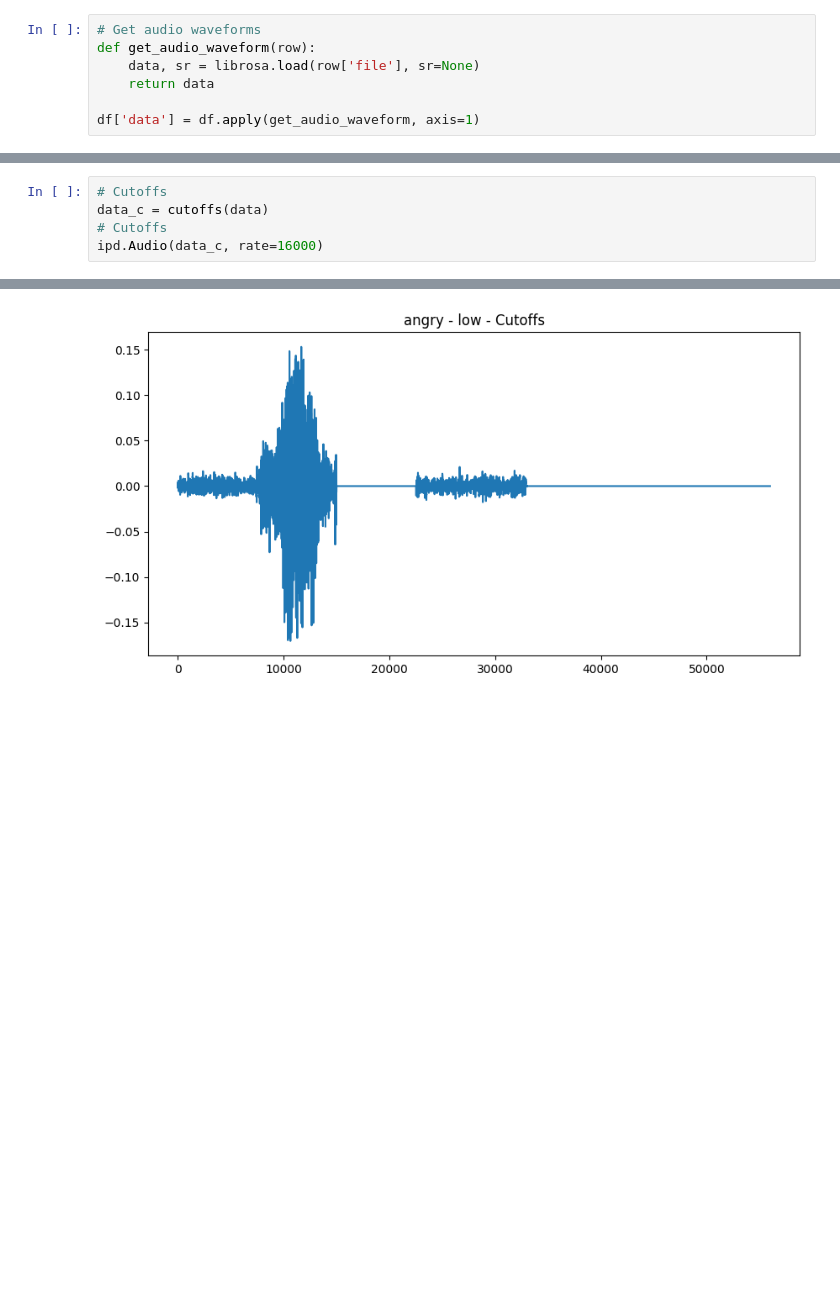
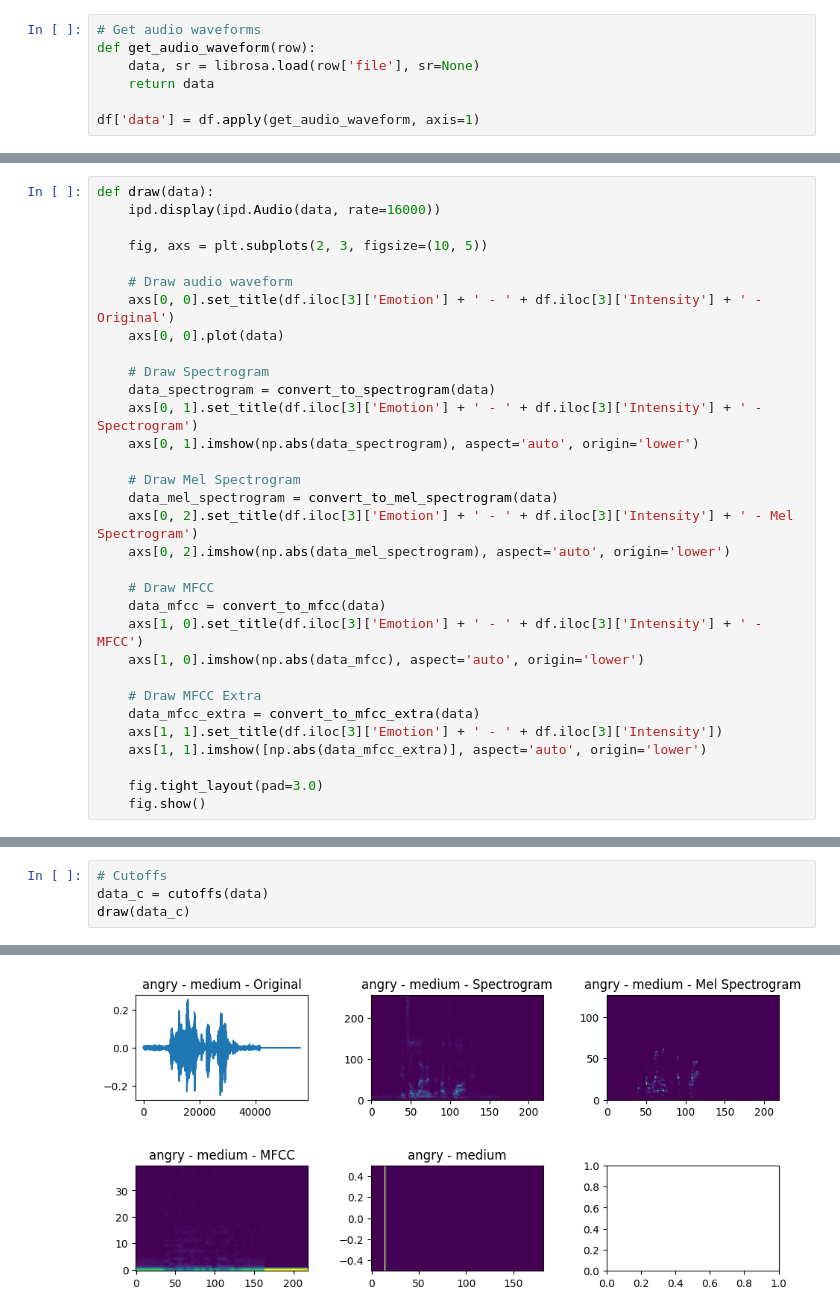
Before and after one commit to CodeBulletin/Voice-Vibe-Preprocessing, a Jupyter notebook: visulaization.ipynb, the cells around one changed output, grey strips where cells are left out. Drawn from its saved outputs; the diff is of its cells as text; blank space fills up the shorter version.

```diff
--- a/visulaization.ipynb
+++ b/visulaization.ipynb
@@ -143,0 +93,32 @@ ipd.Audio(data_p, rate=16000)
+# %%
+def draw(data):
+    ipd.display(ipd.Audio(data, rate=16000))
+
+    fig, axs = plt.subplots(2, 3, figsize=(10, 5))
+
+    # Draw audio waveform
+    axs[0, 0].set_title(df.iloc[3]['Emotion'] + ' - ' + df.iloc[3]['Intensity'] + ' - Original')
+    axs[0, 0].plot(data)
+
+    # Draw Spectrogram
+    data_spectrogram = convert_to_spectrogram(data)
+    axs[0, 1].set_title(df.iloc[3]['Emotion'] + ' - ' + df.iloc[3]['Intensity'] + ' - Spectrogram')
+    axs[0, 1].imshow(np.abs(data_spectrogram), aspect='auto', origin='lower')
+
+    # Draw Mel Spectrogram
+    data_mel_spectrogram = convert_to_mel_spectrogram(data)
+    axs[0, 2].set_title(df.iloc[3]['Emotion'] + ' - ' + df.iloc[3]['Intensity'] + ' - Mel Spectrogram')
+    axs[0, 2].imshow(np.abs(data_mel_spectrogram), aspect='auto', origin='lower')
+
+    # Draw MFCC
+    data_mfcc = convert_to_mfcc(data)
+    axs[1, 0].set_title(df.iloc[3]['Emotion'] + ' - ' + df.iloc[3]['Intensity'] + ' - MFCC')
+    axs[1, 0].imshow(np.abs(data_mfcc), aspect='auto', origin='lower')
+
+    # Draw MFCC Extra
+    data_mfcc_extra = convert_to_mfcc_extra(data)
+    axs[1, 1].set_title(df.iloc[3]['Emotion'] + ' - ' + df.iloc[3]['Intensity'])
+    axs[1, 1].imshow([np.abs(data_mfcc_extra)], aspect='auto', origin='lower')
+
+    fig.tight_layout(pad=3.0)
+    fig.show()
@@ -144,8 +159,7 @@ ipd.Audio(data_p, rate=16000)
 # %%
 # Cutoffs
 data_c = cutoffs(data)
-# Cutoffs
-ipd.Audio(data_c, rate=16000)
+draw(data_c)
 # %% [output]
 [interactive output not drawn]
-[figure, old version]
+[figure, new version]
```
Also changed, not shown: parts of 21 cells of this notebook, 4 other files.
